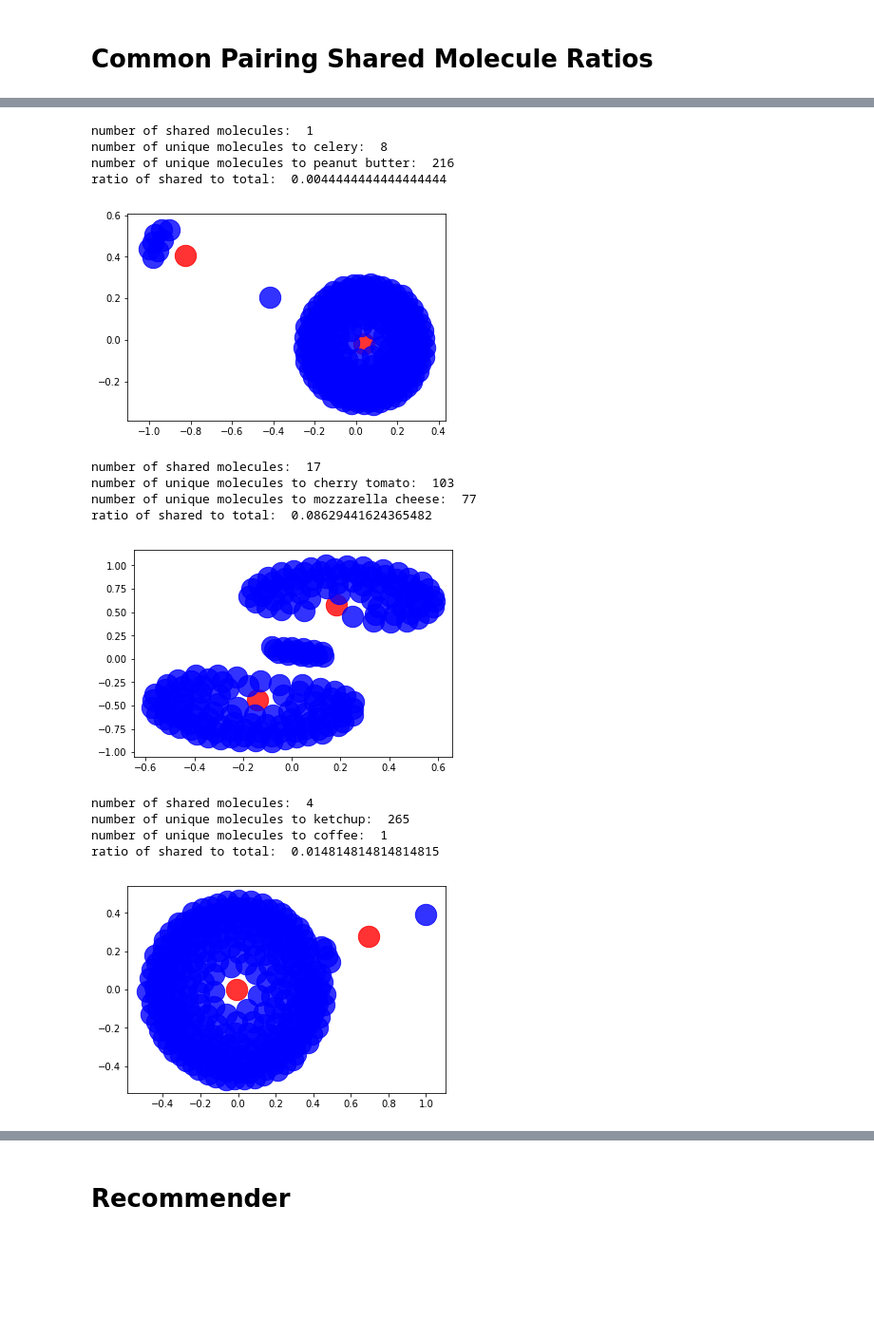
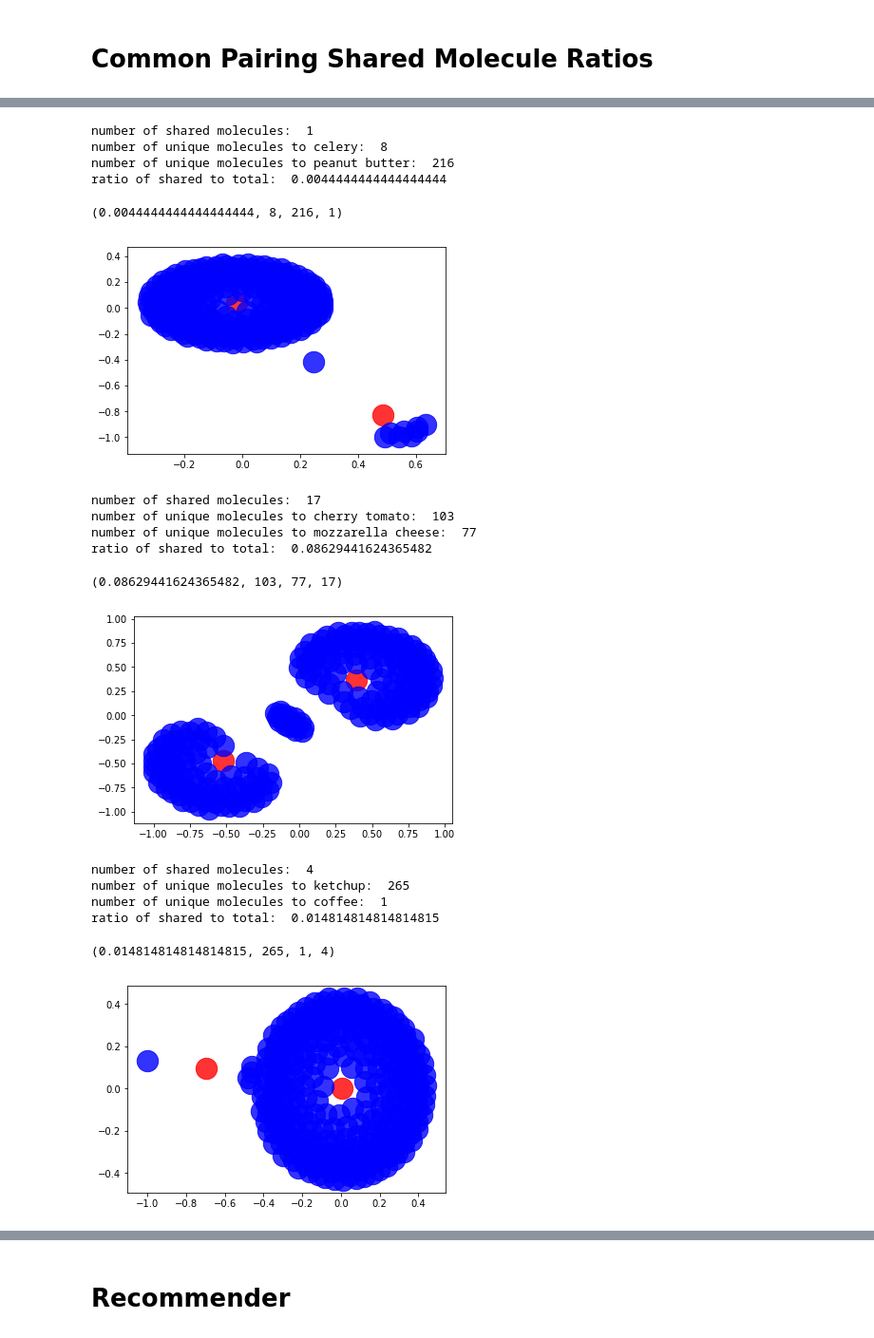
Before and after one commit to ryoiwata/capstone_2, a Jupyter notebook: demo_notebook.ipynb, the cells around one changed output, grey strips where cells are left out. Shown: that part at 95% size. Cells and saved outputs as stored; diff of their text form; code cells hidden in the pictures; blank space fills up the shorter version.

```diff
--- a/mid_term_demo.ipynb
+++ b/demo_notebook.ipynb
@@ -224,42 +242,2 @@ nx.betweenness_centrality(full_graph)
 # %% [markdown]
 # Common Pairing Shared Molecule Ratios
-# %%
-def common_pair_analysis(ing1, ing2):
-    demo_G=nx.Graph()
-    mol_list = []
-    #iterate through each row of flavorDB based on if index is in random sample
-    for index, row in ingredient_only_pd.iterrows():
-        #set of the ingredient from the "rows"
-        set_mol= row["set_molecules"]
-        #name of the ingredient from the "rows"
-        ingredient_1 = row["ingredient"]
-
-        if ingredient_1 in [ing1, ing2]:
-            mol_list.append(set_mol)
-            for molecule in set_mol:
-                # flavor_matrix_df[ingredient_1][molecule] = {'weight': 1}
-                demo_G.add_node(ingredient_1)
-                demo_G.node[ingredient_1]["ingredient_node"] = True
-                demo_G.add_node(molecule)
-                demo_G.node[molecule]["molecule_node"] = True
-                demo_G.add_edge(ingredient_1, molecule)
-    ingredient_nodes = nx.get_node_attributes(demo_G, 'ingredient_node').keys()
-    molecule_nodes = nx.get_node_attributes(demo_G, 'molecule_node').keys()
-    pos=nx.spring_layout(demo_G)
-    nx.draw_networkx_nodes(demo_G,pos,
-                           nodelist=ingredient_nodes,
-                           node_color='r',
-                           node_size=500,
-                       alpha=0.8)
-    nx.draw_networkx_nodes(demo_G,pos,
-                           nodelist=molecule_nodes,
-                           node_color='b',
-                           node_size=500,
-                       alpha=0.8)
-    shared_molecules = mol_list[0].intersection(mol_list[1])
-    mol_for_ing_1 = mol_list[0].difference(mol_list[1])
-    mol_for_ing_2 = mol_list[1].difference(mol_list[0])
-    print("number of shared molecules: ", len(shared_molecules))
-    print("number of unique molecules to {}: ".format(ing1), len(mol_for_ing_1))
-    print("number of unique molecules to {}: ".format(ing2), len(mol_for_ing_2))
-    print("ratio of shared to total: ", len(shared_molecules) / len(mol_list[1].union(mol_list[0])))
@@ -274,27 +340,30 @@ ratio of shared to total:  0.1728395061728395
 # %%
-common_pair_analysis("celery", "peanut butter")
+common_pair_analysis("celery", "peanut butter", True, True)
 # %% [output]
 number of shared molecules:  1
 number of unique molecules to celery:  8
 number of unique molecules to peanut butter:  216
 ratio of shared to total:  0.0044444444444444444
+(0.0044444444444444444, 8, 216, 1)
-[figure, old version]
+[figure, new version]
 # %%
-common_pair_analysis("cherry tomato", "mozzarella cheese")
+common_pair_analysis("cherry tomato", "mozzarella cheese", True, True)
 # %% [output]
 number of shared molecules:  17
 number of unique molecules to cherry tomato:  103
 number of unique molecules to mozzarella cheese:  77
 ratio of shared to total:  0.08629441624365482
+(0.08629441624365482, 103, 77, 17)
-[figure, old version]
+[figure, new version]
 # %%
-common_pair_analysis("ketchup", "coffee")
+common_pair_analysis("ketchup", "coffee", True, True)
 # %% [output]
 number of shared molecules:  4
 number of unique molecules to ketchup:  265
 number of unique molecules to coffee:  1
 ratio of shared to total:  0.014814814814814815
+(0.014814814814814815, 265, 1, 4)
-[figure, old version]
+[figure, new version]
 # %%
 list(ingredient_only_pd["ingredient"])
 # %% [output]
```
Also changed, not shown: parts of 20 cells of this notebook, 3 other files.
